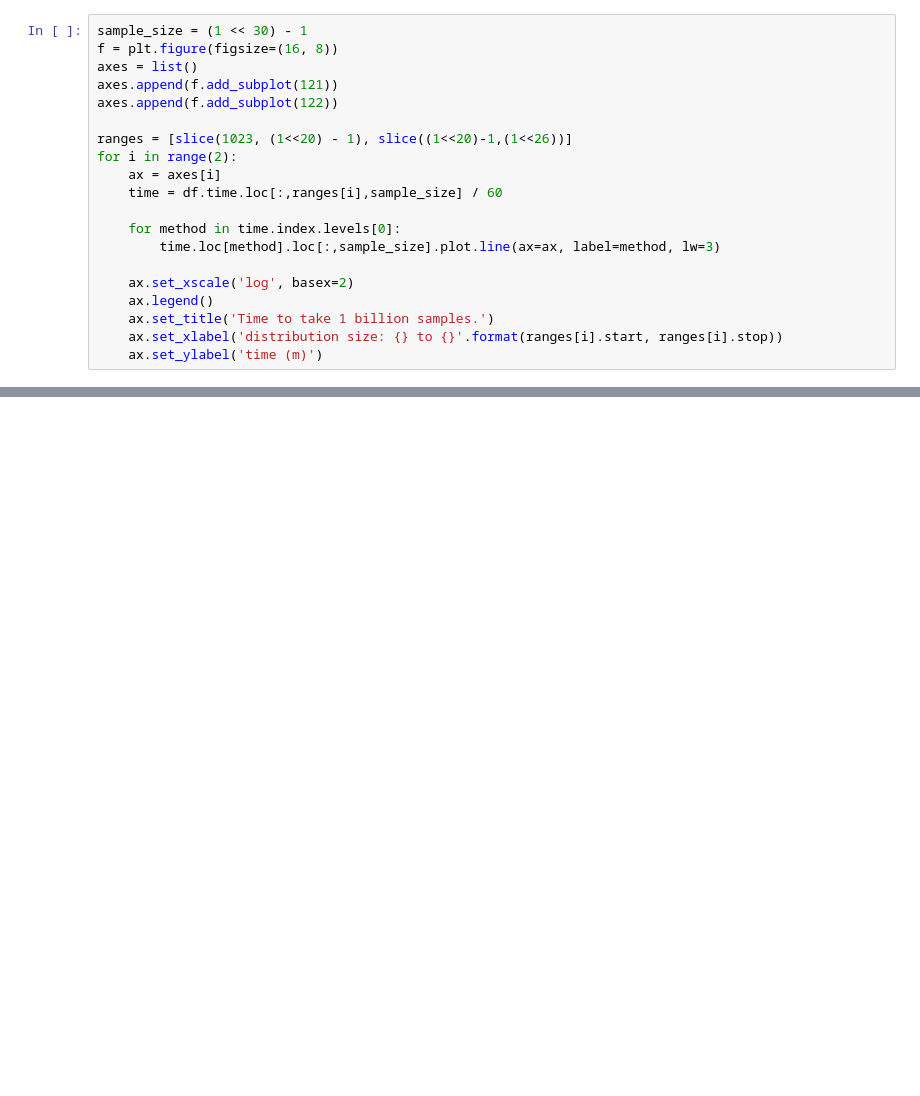
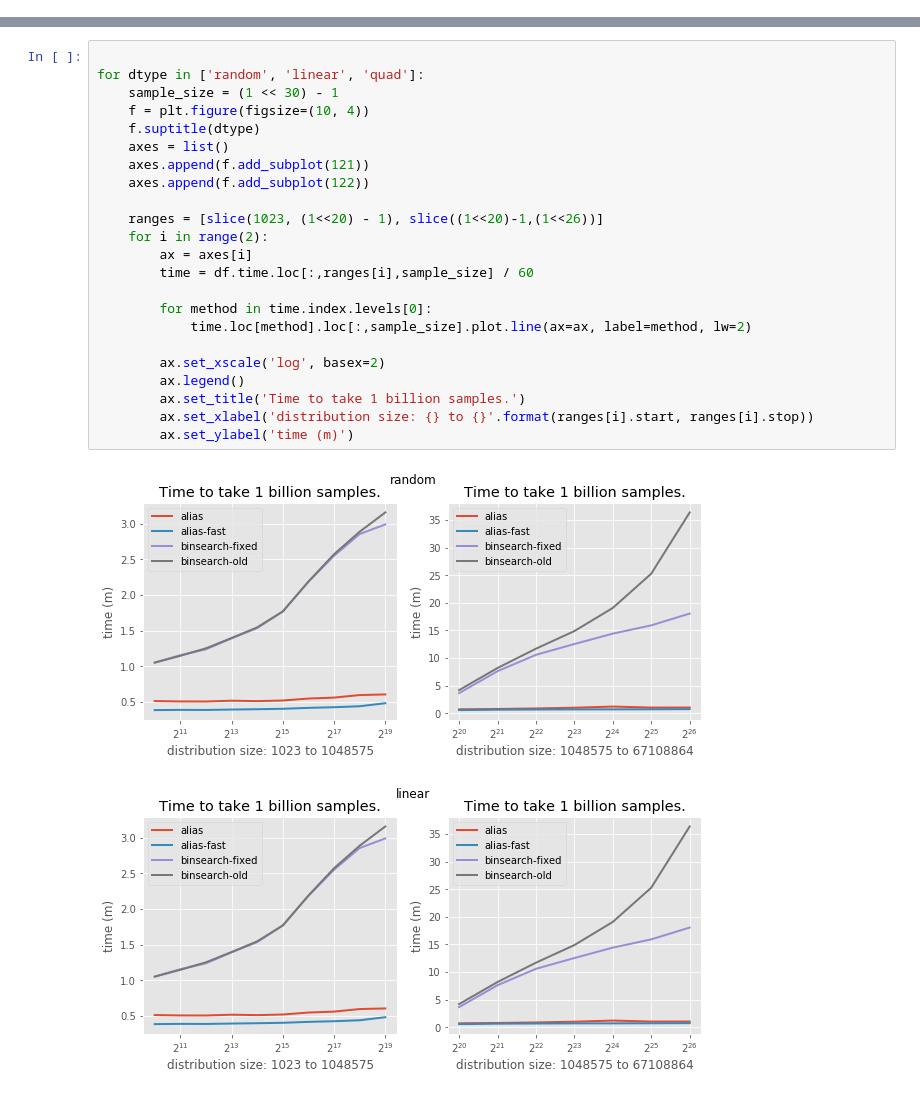
Before and after one commit to lgmsantos/pyalias, a Jupyter notebook: notebooks/results.ipynb, the cells around one changed output, grey strips where cells are left out. Drawn from its saved outputs; the diff is of its cells as text; blank space fills up the shorter version.

```diff
--- a/notebooks/results.ipynb
+++ b/notebooks/results.ipynb
@@ -48,20 +34,0 @@ Name: time, dtype: float64
-# %%
-sample_size = (1 << 30) - 1
-f = plt.figure(figsize=(16, 8))
-axes = list()
-axes.append(f.add_subplot(121))
-axes.append(f.add_subplot(122))
-
-ranges = [slice(1023, (1<<20) - 1), slice((1<<20)-1,(1<<26))]
-for i in range(2):
-    ax = axes[i]
-    time = df.time.loc[:,ranges[i],sample_size] / 60
-
-    for method in time.index.levels[0]:
-        time.loc[method].loc[:,sample_size].plot.line(ax=ax, label=method, lw=3)
-
-    ax.set_xscale('log', basex=2)
-    ax.legend()
-    ax.set_title('Time to take 1 billion samples.')
-    ax.set_xlabel('distribution size: {} to {}'.format(ranges[i].start, ranges[i].stop))
-    ax.set_ylabel('time (m)')
@@ -72,0 +54,26 @@ for i in range(2):
+# %%
+
+for dtype in ['random', 'linear', 'quad']:
+    sample_size = (1 << 30) - 1
+    f = plt.figure(figsize=(10, 4))
+    f.suptitle(dtype)
+    axes = list()
+    axes.append(f.add_subplot(121))
+    axes.append(f.add_subplot(122))
+
+    ranges = [slice(1023, (1<<20) - 1), slice((1<<20)-1,(1<<26))]
+    for i in range(2):
+        ax = axes[i]
+        time = df.time.loc[:,ranges[i],sample_size] / 60
+
+        for method in time.index.levels[0]:
+            time.loc[method].loc[:,sample_size].plot.line(ax=ax, label=method, lw=2)
+
+        ax.set_xscale('log', basex=2)
+        ax.legend()
+        ax.set_title('Time to take 1 billion samples.')
+        ax.set_xlabel('distribution size: {} to {}'.format(ranges[i].start, ranges[i].stop))
+        ax.set_ylabel('time (m)')
+# %% [output]
+[figure, added]
+[figure, added]
```
Also changed, not shown: parts of 6 cells of this notebook.
